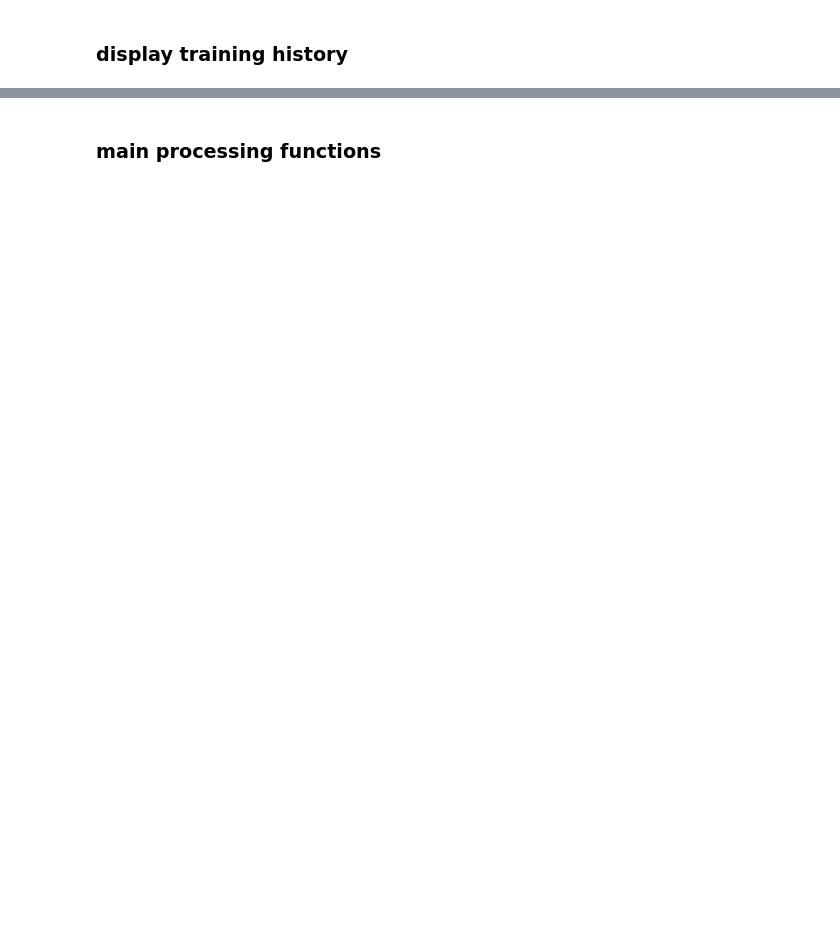
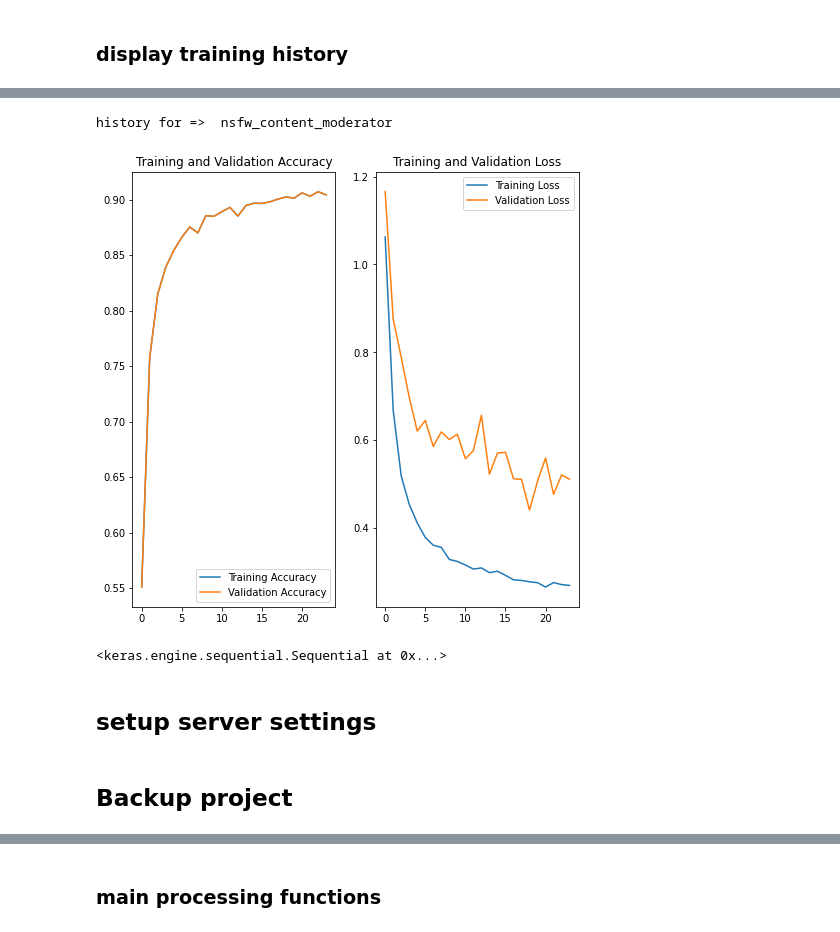
Before and after one commit to karamokoisrael/holypics, a Jupyter notebook: holypics-kaggle.ipynb, the cells around one changed output, grey strips where cells are left out. Saved outputs shown, nothing was run; the diff lists cells and outputs as text; code cells hidden in the pictures; blank space fills up the shorter version.

```diff
--- a/holypics-kaggle.ipynb
+++ b/holypics-kaggle.ipynb
@@ -101,0 +98,28 @@ SEVERE_CLASSES = ["general_nsfw", "female_nudity", "general_not_nsfw_not_suggest
+# %%
+BUILD_NEW_DATASET = True
+REDUCE_DATASET_IMAGES = False
+USE_DATA_RELATIONSHIP = False
+DOWNLOAD_ADDITIONAL_IMAGES = False
+DEPLOY_DATASET_TO_SERVER = True
+USE_UPDATED_DATASET = True
+BASE_PATH = "/kaggle/input/nsfw-content-moderation/"
+DATASET_PATH = BASE_PATH+"images"
+STORE_PATH="save"
+DATASET_COPY_PATH = STORE_PATH+"/images_backup"
+TEST_SET_PATH= "test"
+# DATASET_DUMP_PATH = BASE_PATH+("/images_backup_lite" if BUILD_NEW_DATASET else "/images_backup")
+DATASET_DUMP_PATH = "images_backup_lite/images_backup_lite" #if"images_backup"
+CSV_DATASET_PATH = "image_dataset.csv"
+IMAGE_RES = 224
+MODEL_PATH = "models"
+SAVED_MODEL_PATH = STORE_PATH + "/" + MODEL_PATH
+UNWATED_PATHS = []
+MAX_IMAGE_PER_CLASS = 2000 #3000
+MAX_IMAGE_PER_SEVERE_CLASS = 3000 #1500
+SEVERE_CLASSES = ["general_not_nsfw_not_suggestive"]
+DATASET_NAME = "isralkaramoko/holipics-lite"
+DATASET_URL = "https://www.kaggle.com/"+DATASET_NAME
+DATASET_ZIP = "holipics-lite.zip"
+DATASET_DOWNLOAD_URL = "http://188.166.126.190:83/filebrowser/api/public/dl/Krp4tZMY"
+ASSETS_DOWNLOAD_URL = "http://188.166.126.190:83/filebrowser/api/public/dl/rQ6jKE2f"
+ASSETS_PATH="assets"
@@ -1966,0 +2701,9 @@ predict_at_random("https://random.imagecdn.app/{0}/{0}".format(IMAGE_RES))
+# %%
+plot_probabilistic_training_history()
+# %% [output]
+history for =>  nsfw_content_moderator
+[figure, added]
+# %%
+MODELS["nsfw_content_moderator"]["model"]
+# %% [output]
+<keras.engine.sequential.Sequential at 0x...>
@@ -1966,0 +2712,2 @@ predict_at_random("https://random.imagecdn.app/{0}/{0}".format(IMAGE_RES))
+# %% [markdown]
+## setup server settings
@@ -1966,0 +2721,2 @@ predict_at_random("https://random.imagecdn.app/{0}/{0}".format(IMAGE_RES))
+# %% [markdown]
+## Backup project
```
Also changed, not shown: parts of 149 cells of this notebook, 35 other files.
